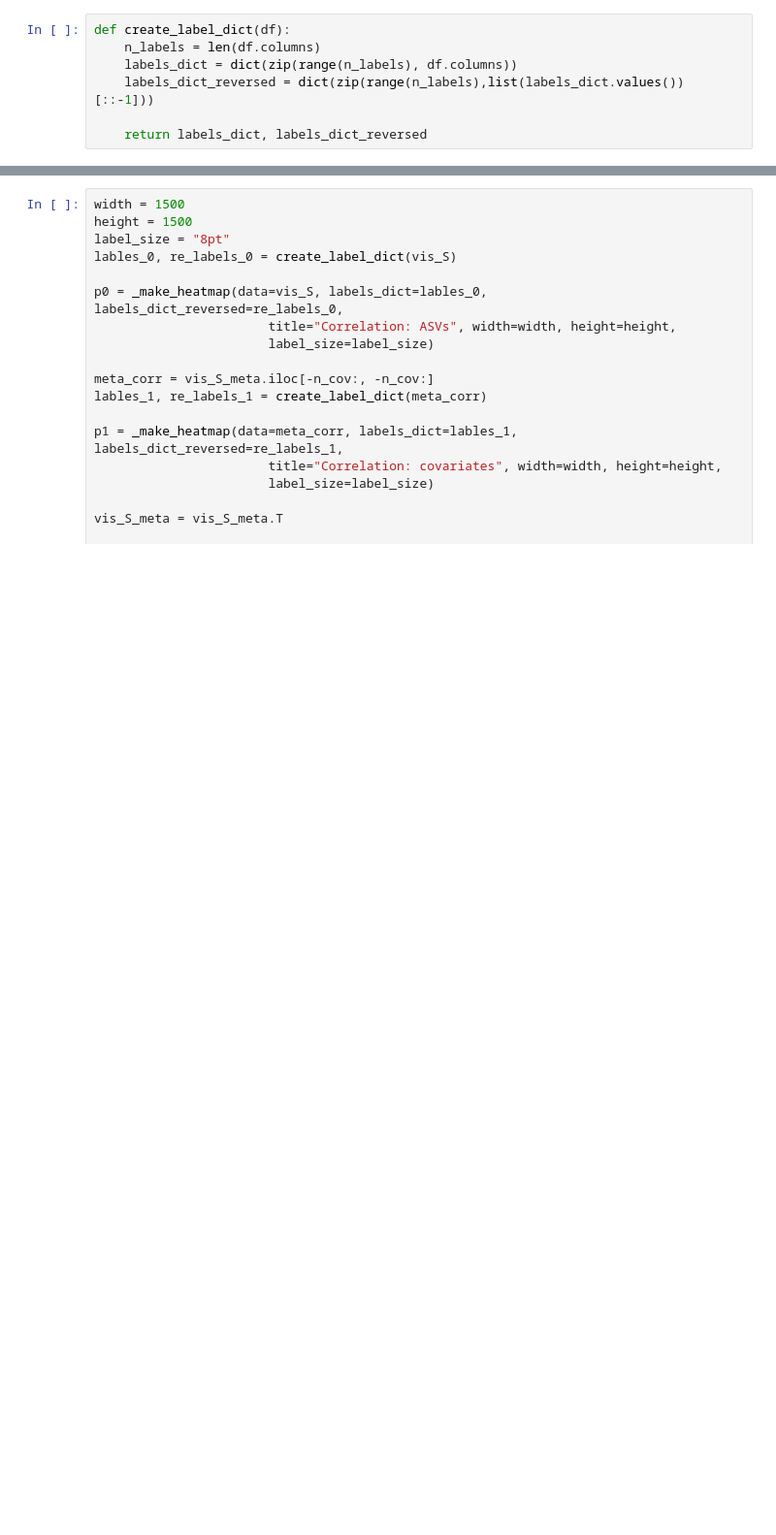
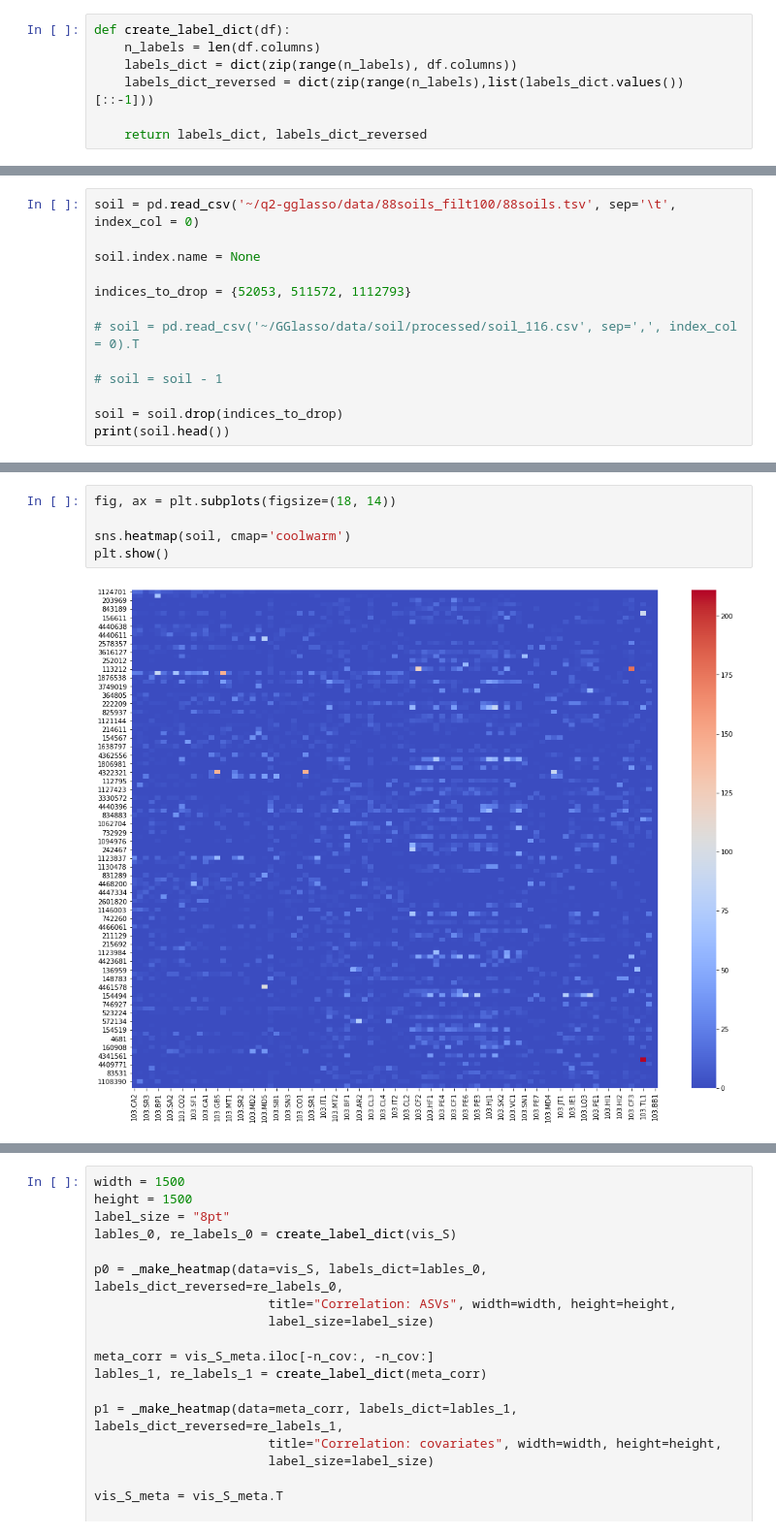
Before and after one commit to Vlasovets/atacama-soil-microbiome-tutorial, a Jupyter notebook: python/88soils.ipynb, the cells around one changed output, grey strips where cells are left out. Shown at 97% size. Cells and saved outputs as stored; diff of their text form; blank space fills up the shorter version.

Commit message:
atacama and soil examples

```diff
--- a/python/88soils.ipynb
+++ b/python/88soils.ipynb
@@ -300,0 +318,13 @@ print(soil.head())
+# %%
+soil = pd.read_csv('~/q2-gglasso/data/88soils_filt100/88soils.tsv', sep='\t', index_col = 0)
+
+soil.index.name = None
+
+indices_to_drop = {52053, 511572, 1112793}
+
+# soil = pd.read_csv('~/GGlasso/data/soil/processed/soil_116.csv', sep=',', index_col = 0).T
+
+# soil = soil - 1
+
+soil = soil.drop(indices_to_drop)
+print(soil.head())
@@ -301 +388,8 @@ print(soil.head())
+# %%
+fig, ax = plt.subplots(figsize=(18, 14))
+
+sns.heatmap(soil, cmap='coolwarm')
+plt.show()
+# %% [output]
+[figure, added]
 # %%
```
Also changed, not shown: parts of 37 cells of this notebook, 1 other file.
